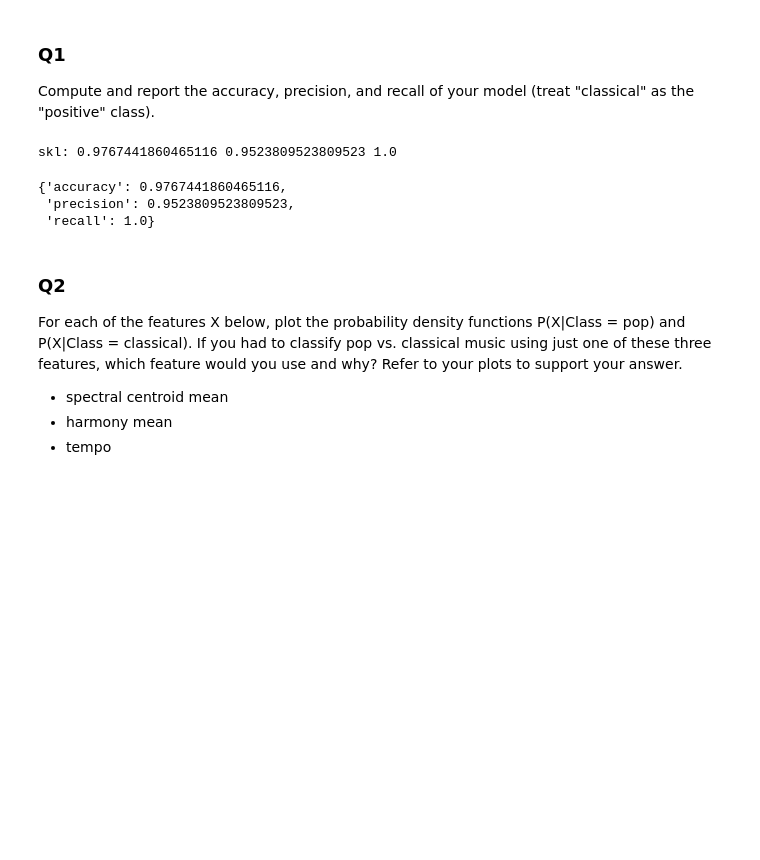
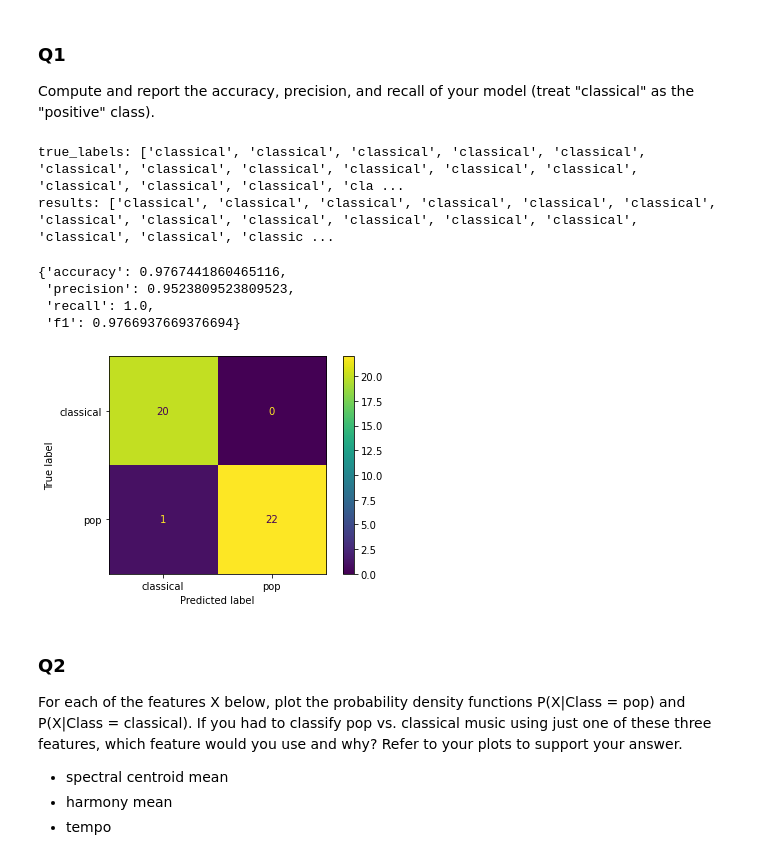
Before and after one commit to chris0311/COMP30027, a Jupyter notebook: COMP30027_2023_asst1_template.ipynb, the cells around one changed output. Cells and saved outputs as stored; diff of their text form; code cells hidden in the pictures; blank space fills up the shorter version.

```diff
--- a/COMP30027_2023_asst1_template.ipynb
+++ b/COMP30027_2023_asst1_template.ipynb
@@ -171,3 +205,19 @@ true_labels: ['blues', 'blues', 'blues', 'blues', 'blues', 'blues', 'blues', 'bl
+# %%
+import sklearn.naive_bayes as nb
+from sklearn.naive_bayes import GaussianNB
+
+gnb = GaussianNB()
+train_data = preprocess('COMP30027_2023_asst1_data/gztan_train.csv')
+test_data = preprocess('COMP30027_2023_asst1_data/gztan_test.csv')
+X_train = train_data.drop(columns=['label'])
+y_train = train_data['label']
+
+X_test = test_data.drop(columns=['label'])
+y_test = test_data['label']
+gnb.fit(X_train, y_train)
+
+acc = gnb.score(X_test, y_test)
+print("accuracy:", acc)
 # %% [markdown]
 ## Task 1. Pop vs. classical music classification
 
@@ -182,6 +232,9 @@ def evaluate_pop_classical(model, test_data, true_labels=None):
         true_labels = test_data['label'].to_list()
 
     results = predict(model, test_data)
+    print("true_labels:", true_labels)
+    print("results:", results)
+
     # consider classical as the positive class
     tp, fp, tn, fn = 0, 0, 0, 0
     for i in range(len(results)):
@@ -200,21 +253,28 @@ def evaluate_pop_classical(model, test_data, true_labels=None):
     precision = tp / (tp + fp)
     # calculate recall
     recall = tp / (tp + fn)
+    f1 = f1_score(true_labels, results, average='macro')
 
-    print("skl:", accuracy_score(true_labels, results) ,precision_score(true_labels, results, pos_label='classical'), recall_score(true_labels, results, pos_label='classical'))
+    cm = confusion_matrix(true_labels, results)
+    disp = ConfusionMatrixDisplay(confusion_matrix=cm, display_labels=model.keys())
+    disp.plot()
 
     return {
         'accuracy': accuracy,
         'precision': precision,
-        'recall': recall
+        'recall': recall,
+        'f1': f1,
     }
 # %%
-evaluate_pop_classical(train('COMP30027_2023_asst1_data/pop_vs_classical_train.csv'), 'COMP30027_2023_asst1_data/pop_vs_classical_test.csv')
+evaluate_pop_classical(train(preprocess('COMP30027_2023_asst1_data/pop_vs_classical_train.csv')), 'COMP30027_2023_asst1_data/pop_vs_classical_test.csv')
 # %% [output]
-skl: 0.9767441860465116 0.9523809523809523 1.0
+true_labels: ['classical', 'classical', 'classical', 'classical', 'classical', 'classical', 'classical', 'classical', 'classical', 'classical', 'classical', 'classical', 'classical', 'classical', 'cla ...
+results: ['classical', 'classical', 'classical', 'classical', 'classical', 'classical', 'classical', 'classical', 'classical', 'classical', 'classical', 'classical', 'classical', 'classical', 'classic ...
 {'accuracy': 0.9767441860465116,
  'precision': 0.9523809523809523,
- 'recall': 1.0}
+ 'recall': 1.0,
+ 'f1': 0.9766937669376694}
+[figure, added]
 # %% [markdown]
 ### Q2
 For each of the features X below, plot the probability density functions P(X|Class = pop) and P(X|Class = classical). If you had to classify pop vs. classical music using just one of these three features, which feature would you use and why? Refer to your plots to support your answer.
```
Also changed, not shown: parts of 30 cells of this notebook, 7 other files.
